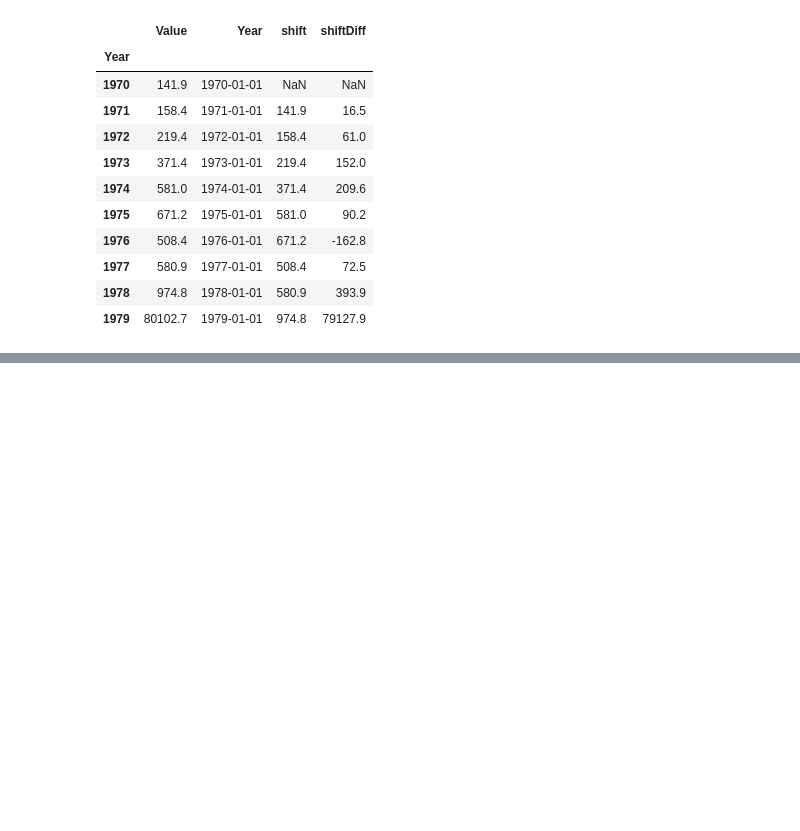
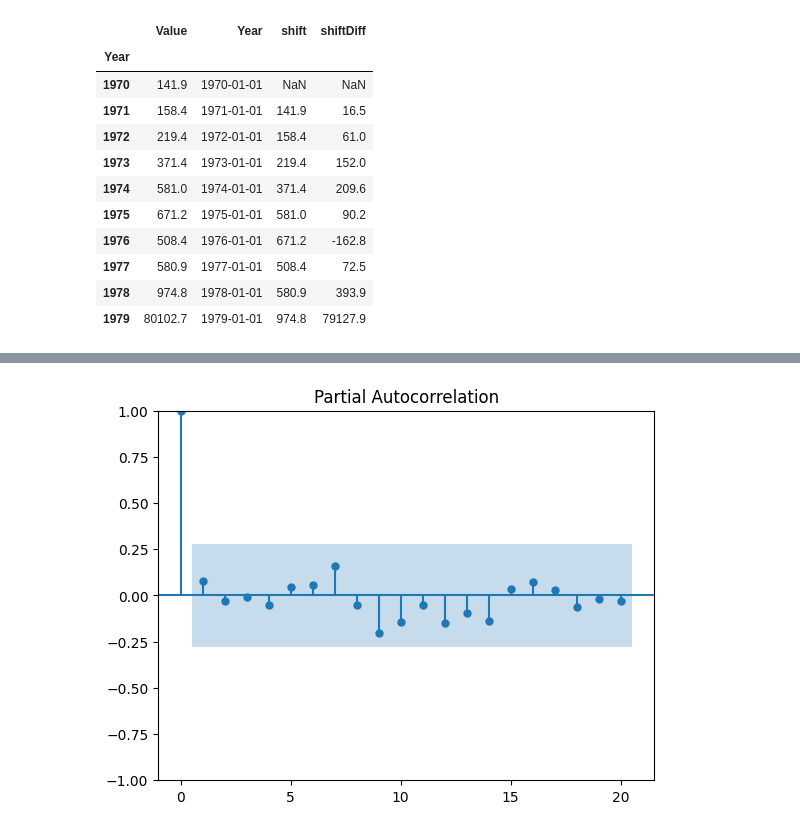
Before and after one commit to Mechturncoder/data_analystic, a Jupyter notebook: 14_Time_Series_Analysis.ipynb, the cells around one changed output, grey strips where cells are left out. Saved outputs shown, nothing was run; the diff lists cells and outputs as text; code cells hidden in the pictures; blank space fills up the shorter version.

```diff
--- a/14_Time_Series_Analysis.ipynb
+++ b/14_Time_Series_Analysis.ipynb
@@ -840,0 +874,4 @@ df2_year.head(10)
+# %%
+# Cretae columns for one month and one year lagged data
+df2_year['firstDiff'] = df2_year['Value'].diff()
+df2_year.head()
@@ -840,0 +886,5 @@ df2_year.head(10)
+# %%
+plot_pacf(df2_year['firstDiff'].dropna(), lags=20)
+plt.show()
+# %% [output]
+[figure, added]
```
Also changed, not shown: parts of 10 cells of this notebook, 12 other files.
